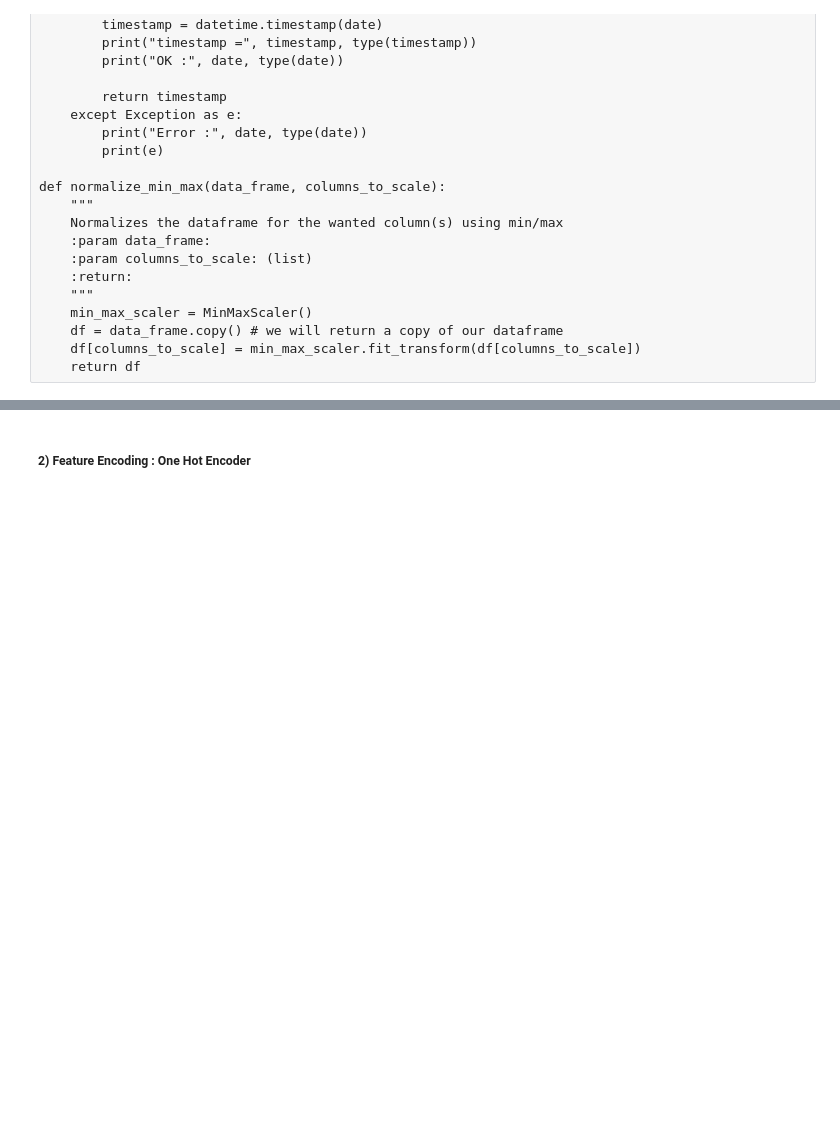
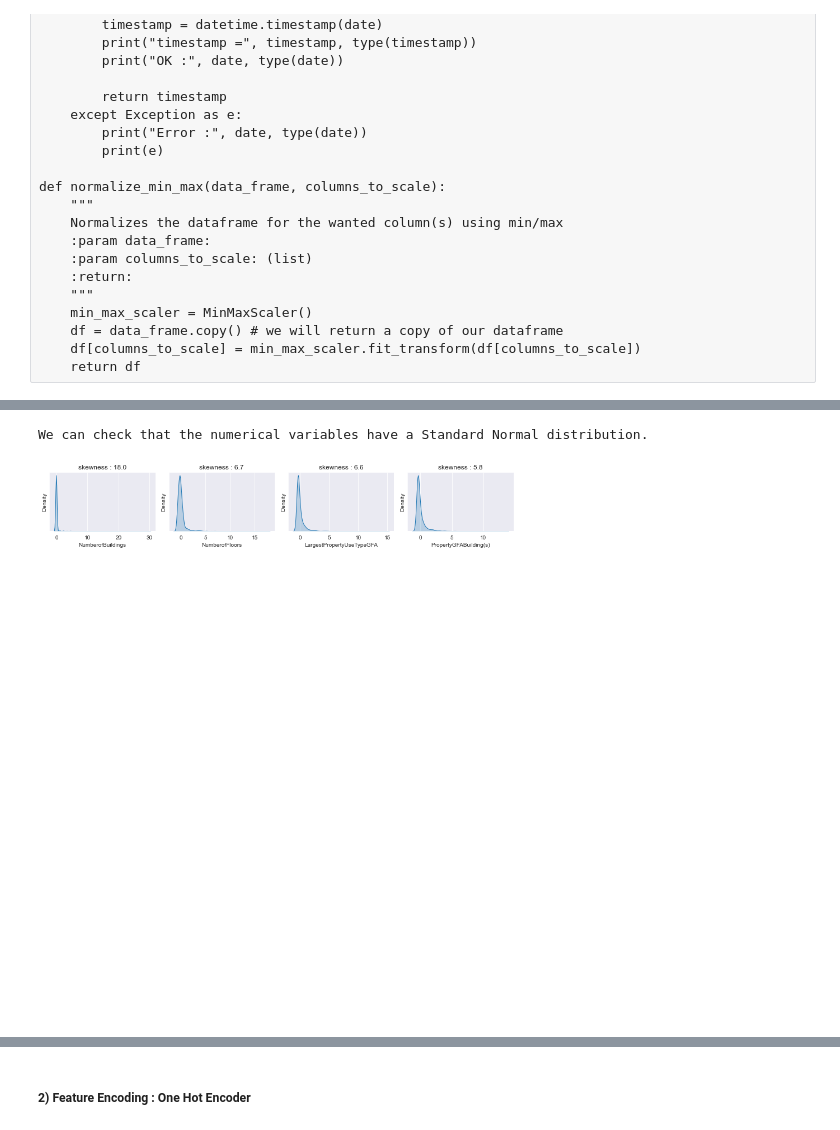
Before and after one commit to oumeima-elgharbi/P4_Data_Science_OpenClassrooms, a Jupyter notebook: P4_03_prediction_electricity.ipynb, the cells around one changed output, grey strips where cells are left out. Cells and saved outputs as stored; diff of their text form; code cells hidden in the pictures; blank space fills up the shorter version.

```diff
--- a/P4_03_prediction_electricity.ipynb
+++ b/P4_03_prediction_electricity.ipynb
@@ -205,25 +369,6 @@ display(X_train_std)
-# %%
-def densite(df, lines=7, cols=4):
-    """
-    Input : dataframe, lignes, colonnes
-    Output : grille des courbes de densités des variables numériques du dataframe
-    """
-    df = df.select_dtypes(include='number').copy()
-
-    fig, ax = plt.subplots(lines, cols, figsize=(min(15, cols * 3), lines * 2))
-
-    for i, val in enumerate(df.columns.tolist()):
-        bp = sns.distplot(df[val], hist=False, ax=ax[i // cols, i % cols], kde_kws={'shade': True})
-        bp.set_title("skewness : " + str(round(df[val].skew(), 1)), fontsize=12)
-        bp.set_yticks([])
-        imax = i
-
-    for i in range(imax + 1, lines * cols):
-        ax[i // cols, i % cols].axis('off')
-
-    plt.tight_layout()
-
-print("We can check that the numerical variables have a Standard Normal distribution.")
-densite(X_train[numerical_columns])
-
-print("IMPORT FUNCTIONS / DENSITE")
+# %%
+print("We can check that the numerical variables have a Standard Normal distribution.")
+densite(X_train_std[numerical_columns])
+# %% [output]
+We can check that the numerical variables have a Standard Normal distribution.
+[figure, added]
```
Also changed, not shown: parts of 85 cells of this notebook, 2 other files.
